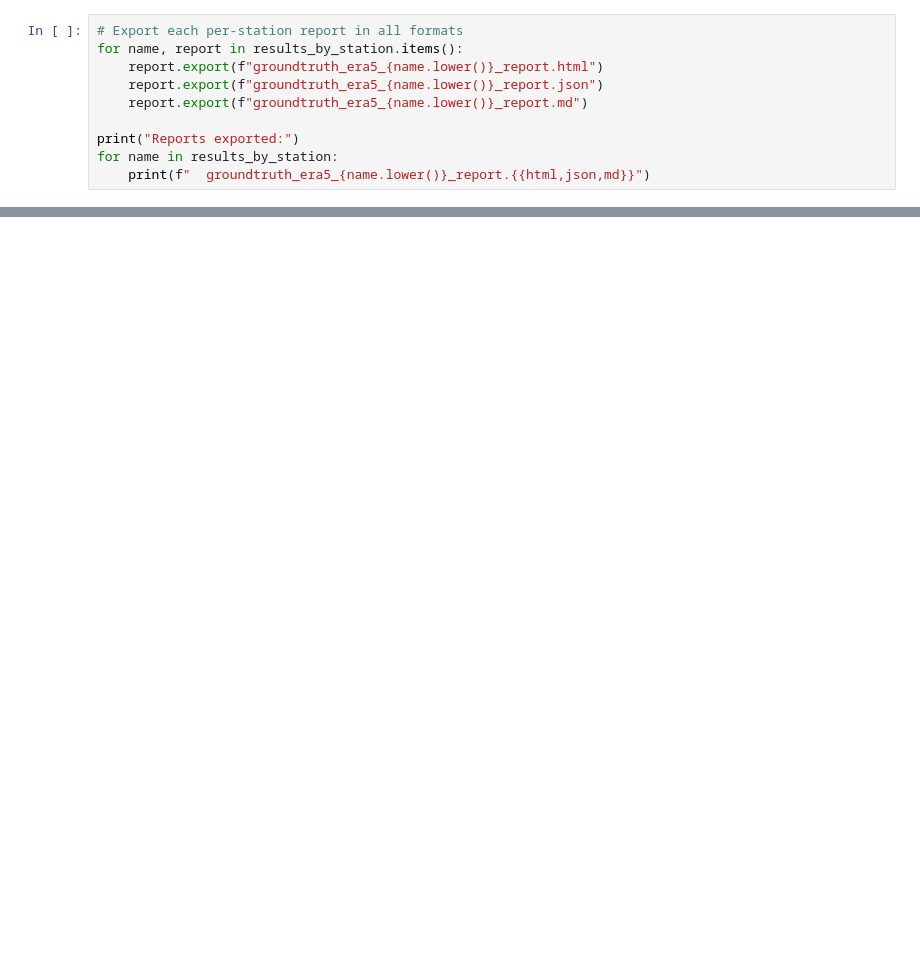
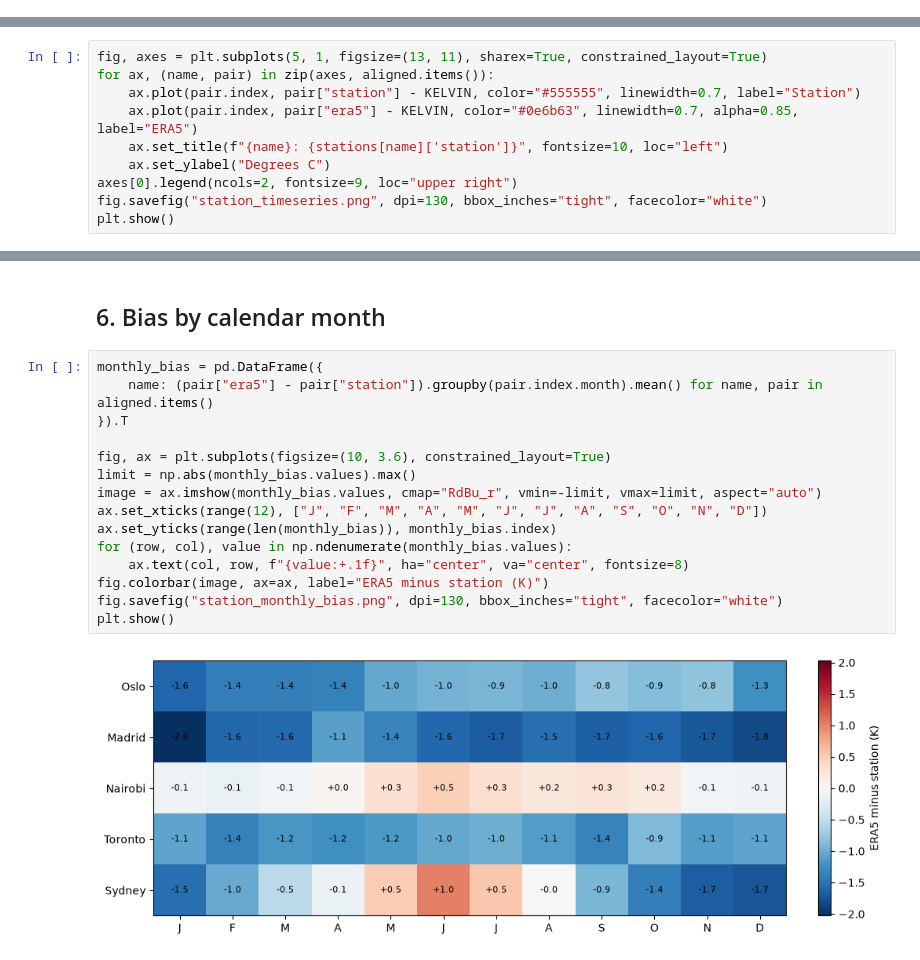
Before and after one commit to northflowlabs/northflow-notebooks, a Jupyter notebook: notebooks/era5_station_validation.ipynb, the cells around one changed output, grey strips where cells are left out. Drawn from its saved outputs; the diff is of its cells as text; blank space fills up the shorter version.

```diff
--- a/notebooks/era5_station_validation.ipynb
+++ b/notebooks/era5_station_validation.ipynb
@@ -553,10 +6,0 @@ These reports hold the metrics of the metadata-only suites from section 6 (synth
-# %%
-# Export each per-station report in all formats
-for name, report in results_by_station.items():
-    report.export(f"groundtruth_era5_{name.lower()}_report.html")
-    report.export(f"groundtruth_era5_{name.lower()}_report.json")
-    report.export(f"groundtruth_era5_{name.lower()}_report.md")
-
-print("Reports exported:")
-for name in results_by_station:
-    print(f"  groundtruth_era5_{name.lower()}_report.{{html,json,md}}")
@@ -644,0 +206,10 @@ display(Markdown(summary_md))
+# %%
+fig, axes = plt.subplots(5, 1, figsize=(13, 11), sharex=True, constrained_layout=True)
+for ax, (name, pair) in zip(axes, aligned.items()):
+    ax.plot(pair.index, pair["station"] - KELVIN, color="#555555", linewidth=0.7, label="Station")
+    ax.plot(pair.index, pair["era5"] - KELVIN, color="#0e6b63", linewidth=0.7, alpha=0.85, label="ERA5")
+    ax.set_title(f"{name}: {stations[name]['station']}", fontsize=10, loc="left")
+    ax.set_ylabel("Degrees C")
+axes[0].legend(ncols=2, fontsize=9, loc="upper right")
+fig.savefig("station_timeseries.png", dpi=130, bbox_inches="tight", facecolor="white")
+plt.show()
@@ -644,0 +218,19 @@ display(Markdown(summary_md))
+# %% [markdown]
+## 6. Bias by calendar month
+# %%
+monthly_bias = pd.DataFrame({
+    name: (pair["era5"] - pair["station"]).groupby(pair.index.month).mean() for name, pair in aligned.items()
+}).T
+
+fig, ax = plt.subplots(figsize=(10, 3.6), constrained_layout=True)
+limit = np.abs(monthly_bias.values).max()
+image = ax.imshow(monthly_bias.values, cmap="RdBu_r", vmin=-limit, vmax=limit, aspect="auto")
+ax.set_xticks(range(12), ["J", "F", "M", "A", "M", "J", "J", "A", "S", "O", "N", "D"])
+ax.set_yticks(range(len(monthly_bias)), monthly_bias.index)
+for (row, col), value in np.ndenumerate(monthly_bias.values):
+    ax.text(col, row, f"{value:+.1f}", ha="center", va="center", fontsize=8)
+fig.colorbar(image, ax=ax, label="ERA5 minus station (K)")
+fig.savefig("station_monthly_bias.png", dpi=130, bbox_inches="tight", facecolor="white")
+plt.show()
+# %% [output]
+[figure, added]
```
Also changed, not shown: parts of 41 cells of this notebook, 8 other files.
